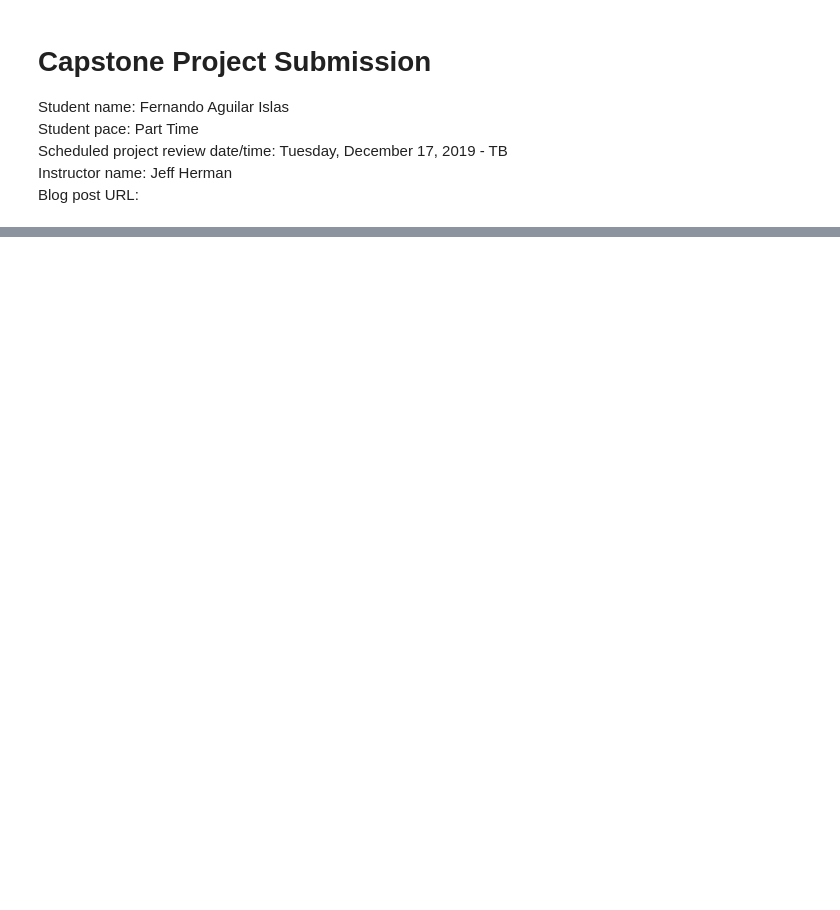
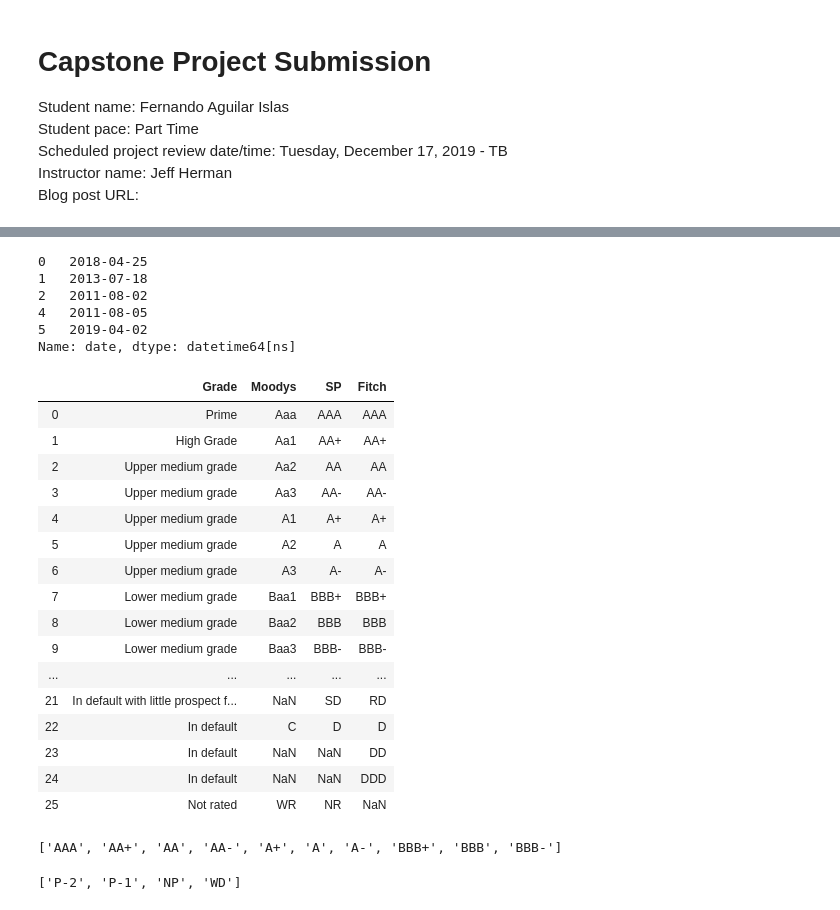
Before and after one commit to feraguilari/WorldBank_Capstone, a Jupyter notebook: notebook.ipynb, the cells around one changed output, grey strips where cells are left out. Cells and saved outputs as stored; diff of their text form; code cells hidden in the pictures; blank space fills up the shorter version.

Commit message:
Managed to include code in just a single notebook, decided to include data starting 1996

```diff
--- a/notebook.ipynb
+++ b/notebook.ipynb
@@ -205,0 +222,52 @@ pivot_gov.describe()
+# %%
+#Convert date column into datetime datatype
+ratings_df['date'] = pd.to_datetime(ratings_df['date'], errors='coerce')
+#Get ratings from 2014 onwards
+ratings_df = ratings_df[ratings_df['date']>='1996']
+ratings_df['date'].head()
+# %% [output]
+0   2018-04-25
+1   2013-07-18
+2   2011-08-02
+4   2011-08-05
+5   2019-04-02
+Name: date, dtype: datetime64[ns]
+# %%
+#Load valid ratings list to validate the ratings in the dataframe
+valid_ratings=pd.read_csv('data/creditratingtable.csv')
+valid_ratings
+# %% [output]
+|  | Grade | Moodys | SP | Fitch |
+| 0 | Prime | Aaa | AAA | AAA |
+| 1 | High Grade | Aa1 | AA+ | AA+ |
+| 2 | Upper medium grade | Aa2 | AA | AA |
+| 3 | Upper medium grade | Aa3 | AA- | AA- |
+| 4 | Upper medium grade | A1 | A+ | A+ |
+| 5 | Upper medium grade | A2 | A | A |
+| 6 | Upper medium grade | A3 | A- | A- |
+| 7 | Lower medium grade | Baa1 | BBB+ | BBB+ |
+| 8 | Lower medium grade | Baa2 | BBB | BBB |
+| 9 | Lower medium grade | Baa3 | BBB- | BBB- |
+| ... | ... | ... | ... | ... |
+| 21 | In default with little prospect f... | NaN | SD | RD |
+| 22 | In default | C | D | D |
+| 23 | In default | NaN | NaN | DD |
+| 24 | In default | NaN | NaN | DDD |
+| 25 | Not rated | WR | NR | NaN |
+# %%
+#Get ratings into a single list
+moodys_ratings = list(valid_ratings.Moodys.dropna())
+sp_ratings = list(valid_ratings.SP.dropna())
+fitch_ratings = list(valid_ratings.Fitch.dropna())
+all_ratings=fitch_ratings+moodys_ratings+sp_ratings
+all_ratings[:10]
+# %% [output]
+['AAA', 'AA+', 'AA', 'AA-', 'A+', 'A', 'A-', 'BBB+', 'BBB', 'BBB-']
+# %%
+#Get a list of not valid ratings in the dataframe
+se = set(all_ratings)
+se1 = set(ratings_df.rating.unique())
+no_ratings=list(se1-se)
+no_ratings
+# %% [output]
+['P-2', 'P-1', 'NP', 'WD']
```
Also changed, not shown: parts of 24 cells of this notebook, 5 other files.
